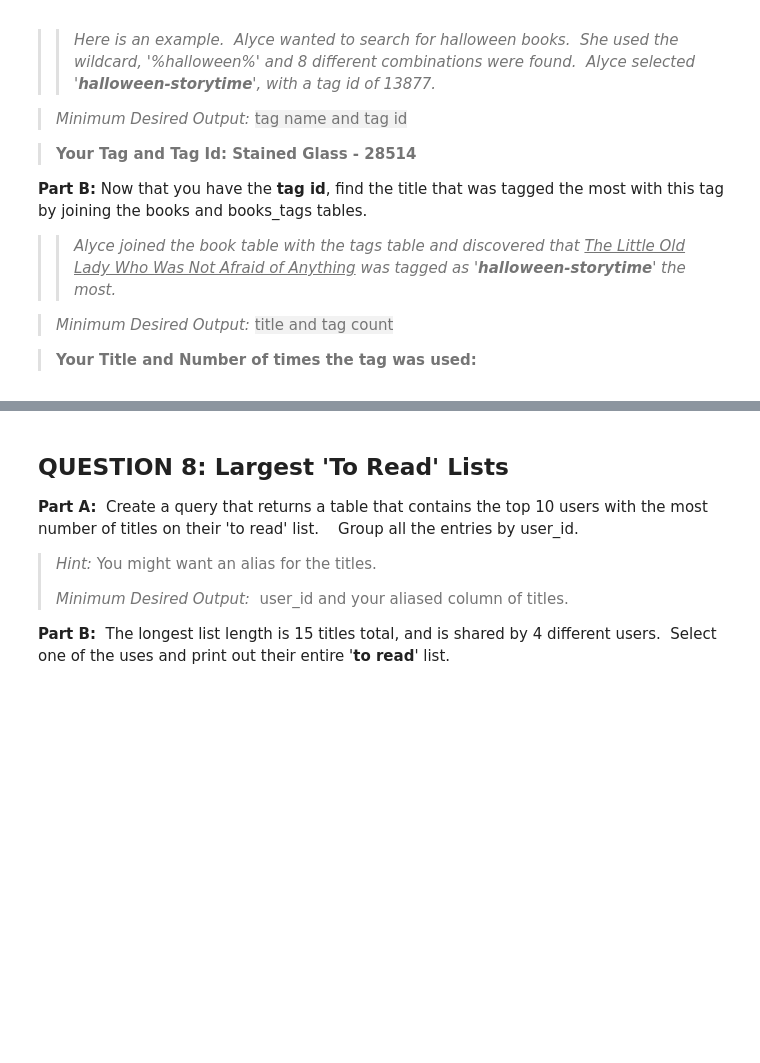
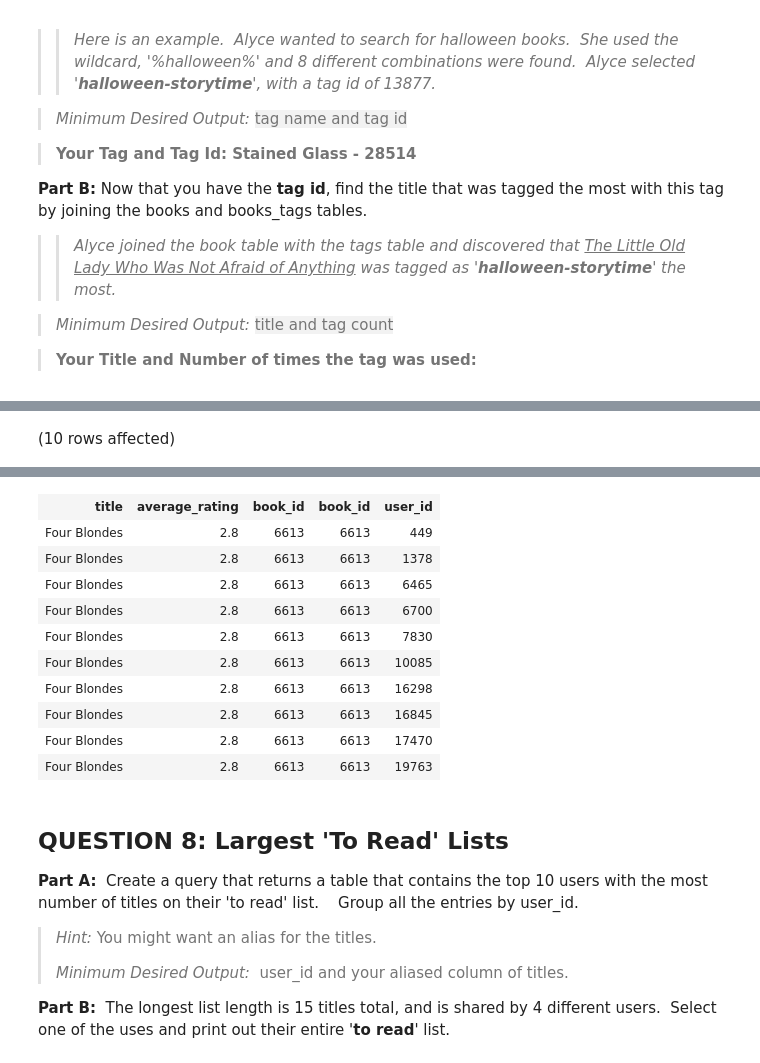
Before and after one commit to Hockeystyx/SQL-Part-3-Exercises, a Jupyter notebook: SQL-Part-3-Exercises/Notebook-1.ipynb, the cells around one changed output, grey strips where cells are left out. Cells and saved outputs as stored; diff of their text form; code cells hidden in the pictures; blank space fills up the shorter version.

```diff
--- a/SQL-Part-3-Exercises/Notebook-1.ipynb
+++ b/SQL-Part-3-Exercises/Notebook-1.ipynb
@@ -337,0 +315,10 @@ Total execution time: 00:00:00.057
+# %%
+-- Code Here:
+SELECT TOP 10 b.title, b.average_rating, b.book_id, tr.book_id, tr.user_id
+FROM BooksDB.dbo.books AS b
+INNER JOIN BooksDB.dbo.to_read AS tr
+ON b.book_id = tr.book_id
+WHERE b.title IS NOT NULL AND tr.user_id IS NOT NULL
+ORDER BY b.average_rating;
+# %% [output]
+(10 rows affected)
@@ -338,3 +326,14 @@ Total execution time: 00:00:00.057
+| title | average_rating | book_id | book_id | user_id |
+| Four Blondes | 2.8 | 6613 | 6613 | 449 |
+| Four Blondes | 2.8 | 6613 | 6613 | 1378 |
+| Four Blondes | 2.8 | 6613 | 6613 | 6465 |
+| Four Blondes | 2.8 | 6613 | 6613 | 6700 |
+| Four Blondes | 2.8 | 6613 | 6613 | 7830 |
+| Four Blondes | 2.8 | 6613 | 6613 | 10085 |
+| Four Blondes | 2.8 | 6613 | 6613 | 16298 |
+| Four Blondes | 2.8 | 6613 | 6613 | 16845 |
+| Four Blondes | 2.8 | 6613 | 6613 | 17470 |
+| Four Blondes | 2.8 | 6613 | 6613 | 19763 |
 # %% [markdown]
 ## **QUESTION 8:** Largest 'To Read' Lists
 
```
Also changed, not shown: parts of 6 cells of this notebook.
